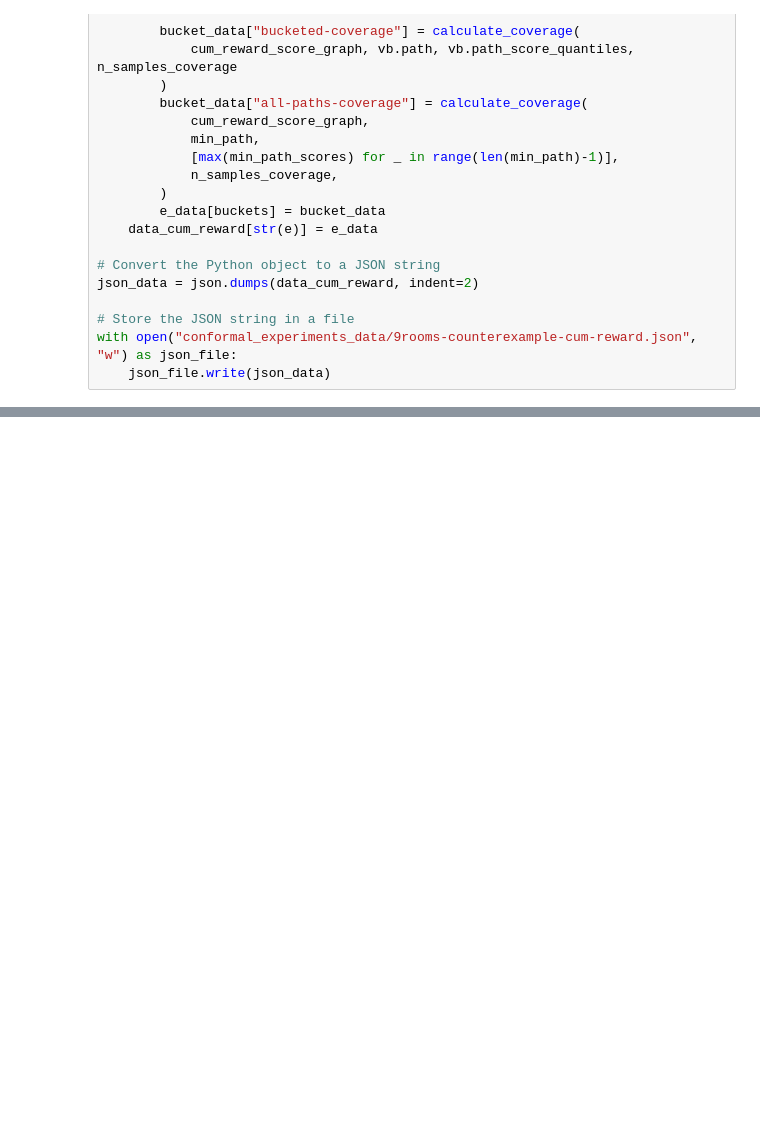
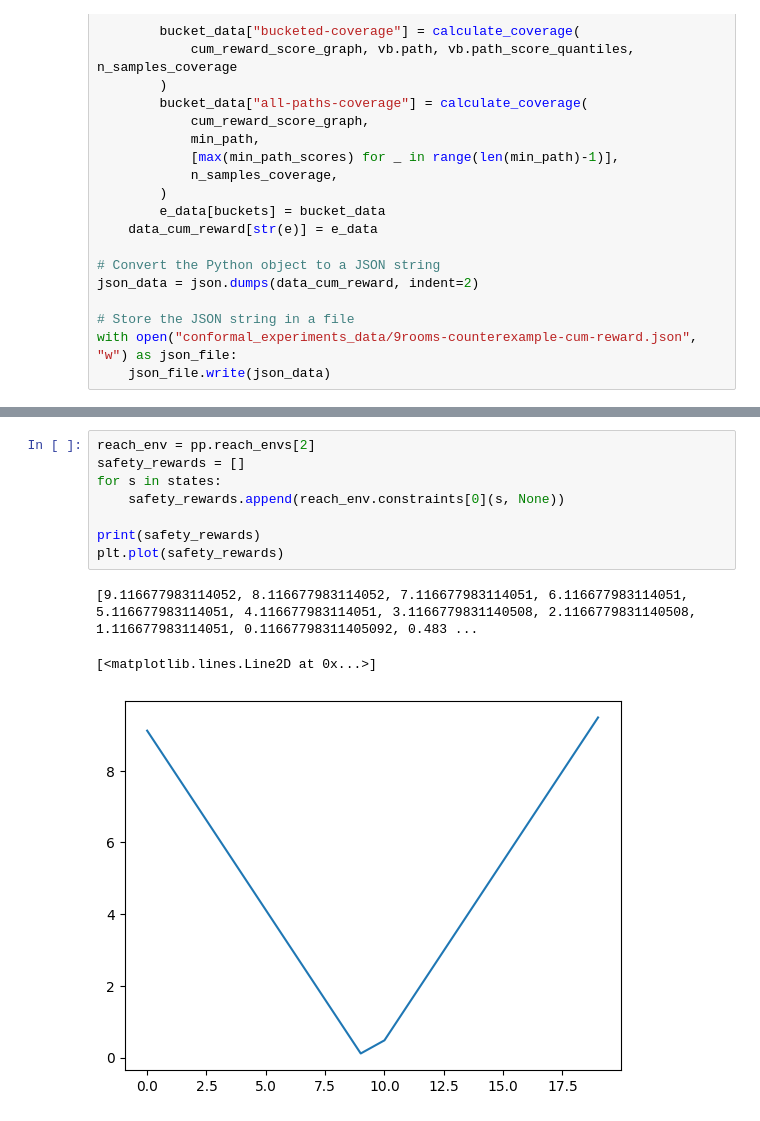
Before and after one commit to guruprerana/dirl, a Jupyter notebook: 9rooms_conf_pred_counterexample_experiments.ipynb, the cells around one changed output, grey strips where cells are left out. Cells and saved outputs as stored; diff of their text form; blank space fills up the shorter version.

```diff
--- a/9rooms_conf_pred_counterexample_experiments.ipynb
+++ b/9rooms_conf_pred_counterexample_experiments.ipynb
@@ -198,0 +266,12 @@ print(trajectories_scores2)
+# %%
+reach_env = pp.reach_envs[2]
+safety_rewards = []
+for s in states:
+    safety_rewards.append(reach_env.constraints[0](s, None))
+
+print(safety_rewards)
+plt.plot(safety_rewards)
+# %% [output]
+[9.116677983114052, 8.116677983114052, 7.116677983114051, 6.116677983114051, 5.116677983114051, 4.116677983114051, 3.1166779831140508, 2.1166779831140508, 1.116677983114051, 0.11667798311405092, 0.483 ...
+[<matplotlib.lines.Line2D at 0x...>]
+[figure, added]
```
Also changed, not shown: parts of 5 cells of this notebook, 4 other files.
